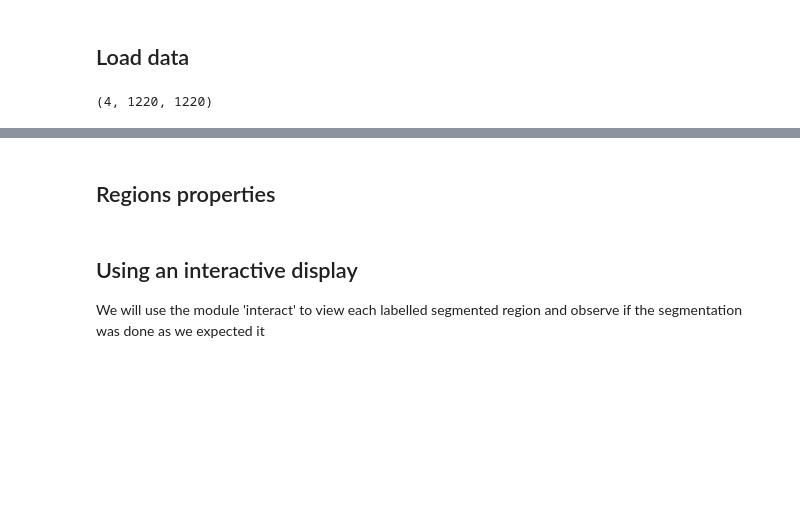
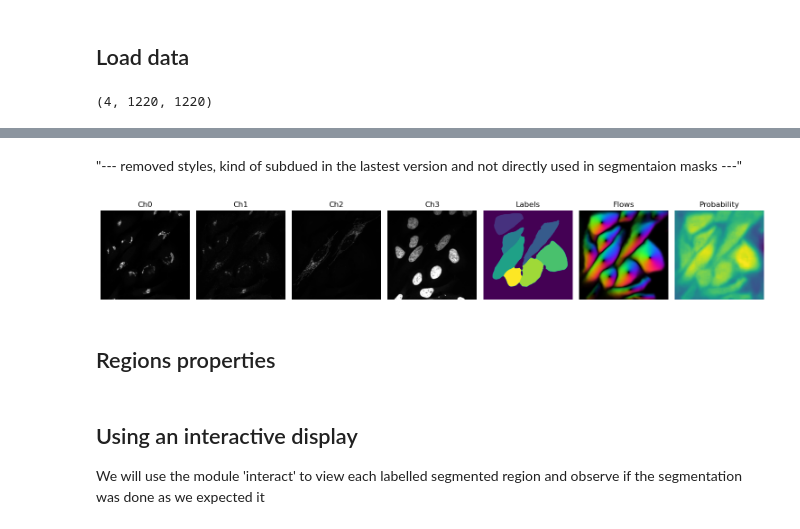
Before and after one commit to MRC-LMB-Light-Microscopy-Facility/introduction-to-python-bioimage-analysis, a Jupyter notebook: Course_main_cp.ipynb, the cells around one changed output, grey strips where cells are left out. Saved outputs shown, nothing was run; the diff lists cells and outputs as text; code cells hidden in the pictures; blank space fills up the shorter version.

```diff
--- a/Course_main_cp.ipynb
+++ b/Course_main_cp.ipynb
@@ -76,15 +41,15 @@ With a particular treatement, the cargo moves to the mitochondria. Without the m
 from pathlib import Path
 import tifffile
 
-data_folder = Path("/Users/qwu/Documents/Python_projects/introduction-to-python-bioimage-analysis/")
+data_folder = Path("/Users/qwu/Documents/Python_projects/Python-course-main_v1/")
 file_path = data_folder / "Zeiss1344.lsm"
 
 # Open the image with tifffile
 img = tifffile.imread(file_path)
-print(img.shape)
 
 # Read image data as a NumPy array
 # col_data = img.data
 # col_data_shape = col_data.shape
+print(img.shape)
 # %% [output]
 (4, 1220, 1220)
@@ -133,3 +79,56 @@ fig.tight_layout()
+# %% [markdown]
+"--- removed styles, kind of subdued in the lastest version and not directly used in segmentaion masks ---"
+# %%
+import matplotlib.pyplot as plt
+from cellpose import models
+
+# Get the pretrained model
+model = models.Cellpose(gpu=False, model_type='cyto2')
+
+# To segment the cells in the image, we use channels 2 (mitochondria) and 3 (nuclei) for guidance.
+
+
+mask, flows, diams = model.eval(
+    img,                    # Input image (can be 2D, 3D, or a batch of images)
+    channels=[2, 3],        # Specifies the channels to use:
+                            #   - [2, 3] means:
+                            #       channel 2 → nuclear or cytoplasmic marker (e.g. for segmentation guidance)
+                            #       channel 3 → optional auxiliary marker (e.g. nuclear or membrane)
+                            #   - The model will use these two channels as input
+    diameter=400,           # Expected object diameter in pixels
+                            #   - Used to scale image internally for better model performance
+                            #   - If too small or too large, it may affect segmentation accuracy
+    cellprob_threshold=1.0  # Threshold applied to the "cell probability" output from the model
+                            #   - Higher values make segmentation stricter (fewer false positives)
+                            #   - Typical range is 0 to 1;
+)
+# Outputs:
+"masks (label image of segmented objects): np.ndarray"
+"flows (intermediate outputs including predicted flows and probabilities): np.ndarray of shape (3, H, W)"
+"flows[0, :, :] = horizontal (X) component of flow field"
+"flows[1, :, :] = vertical (Y) component of flow field"
+"flows[2, :, :] = cell probability map"
+"diams (estimated object diameter): float or array"
+"Used if diameter is set to 'auto', or to report the effective scale used."
+
+# Display the results
+fig, ax = plt.subplots(1,7, figsize=(15,5))
+for k in range(4):
+    ax[k].imshow(img[k], cmap='gray')
+    ax[k].set_axis_off()
+    ax[k].set_title('Ch'+str(k))
+ax[4].imshow(mask)
+ax[4].set_axis_off()
+ax[4].set_title('Labels')
+ax[5].imshow(flows[0])
+ax[5].set_axis_off()
+ax[5].set_title('Flows')
+ax[6].imshow(flows[2])
+ax[6].set_axis_off()
+ax[6].set_title('Cell Probability')
+fig.tight_layout()
+# %% [output]
+[figure, added]
 # %% [markdown]
 ## Regions properties
 # %%
```
Also changed, not shown: parts of 22 cells of this notebook, 2 other files.
